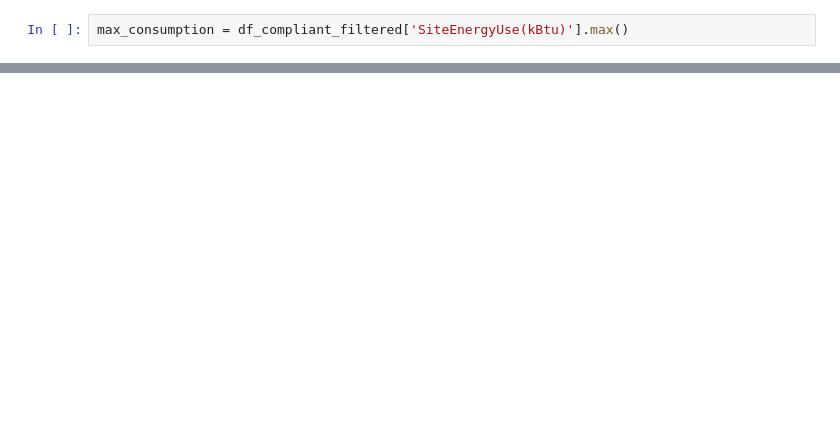
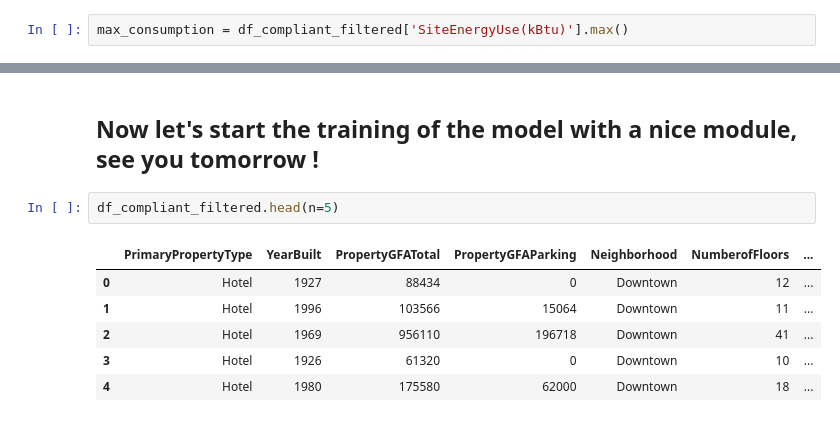
Before and after one commit to AlhousseineDiallo/energy_sight, a Jupyter notebook: notebooks/exploration_01.ipynb, the cells around one changed output, grey strips where cells are left out. Drawn from its saved outputs; the diff is of its cells as text; blank space fills up the shorter version.

```diff
--- a/notebooks/exploration_01.ipynb
+++ b/notebooks/exploration_01.ipynb
@@ -1235,0 +1295,11 @@ df_compliant_filtered.head()
+# %% [markdown]
+## Now let's start the training of the model with a nice module, see you tomorrow !
+# %%
+df_compliant_filtered.head(n=5)
+# %% [output]
+|  | PrimaryPropertyType | YearBuilt | PropertyGFATotal | PropertyGFAParking | Neighborhood | NumberofFloors | ... |
+| 0 | Hotel | 1927 | 88434 | 0 | Downtown | 12 | ... |
+| 1 | Hotel | 1996 | 103566 | 15064 | Downtown | 11 | ... |
+| 2 | Hotel | 1969 | 956110 | 196718 | Downtown | 41 | ... |
+| 3 | Hotel | 1926 | 61320 | 0 | Downtown | 10 | ... |
+| 4 | Hotel | 1980 | 175580 | 62000 | Downtown | 18 | ... |
```
Also changed, not shown: parts of 44 cells of this notebook, 7 other files.
